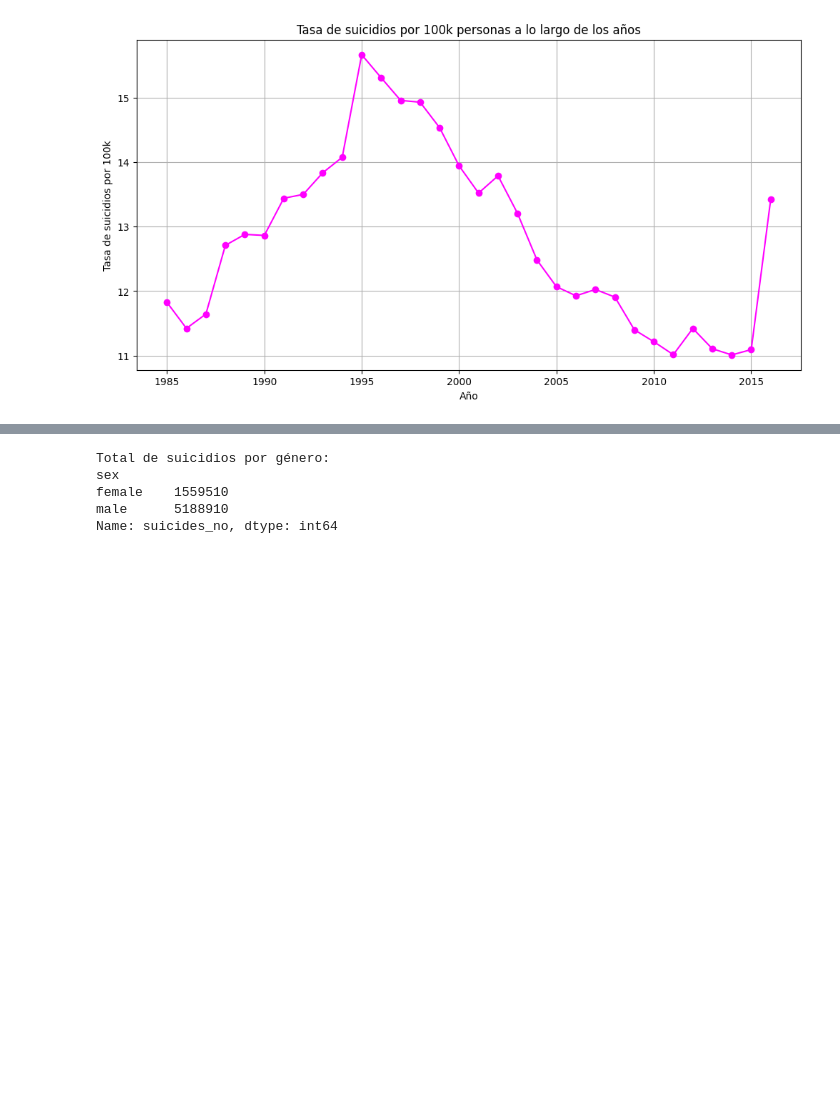
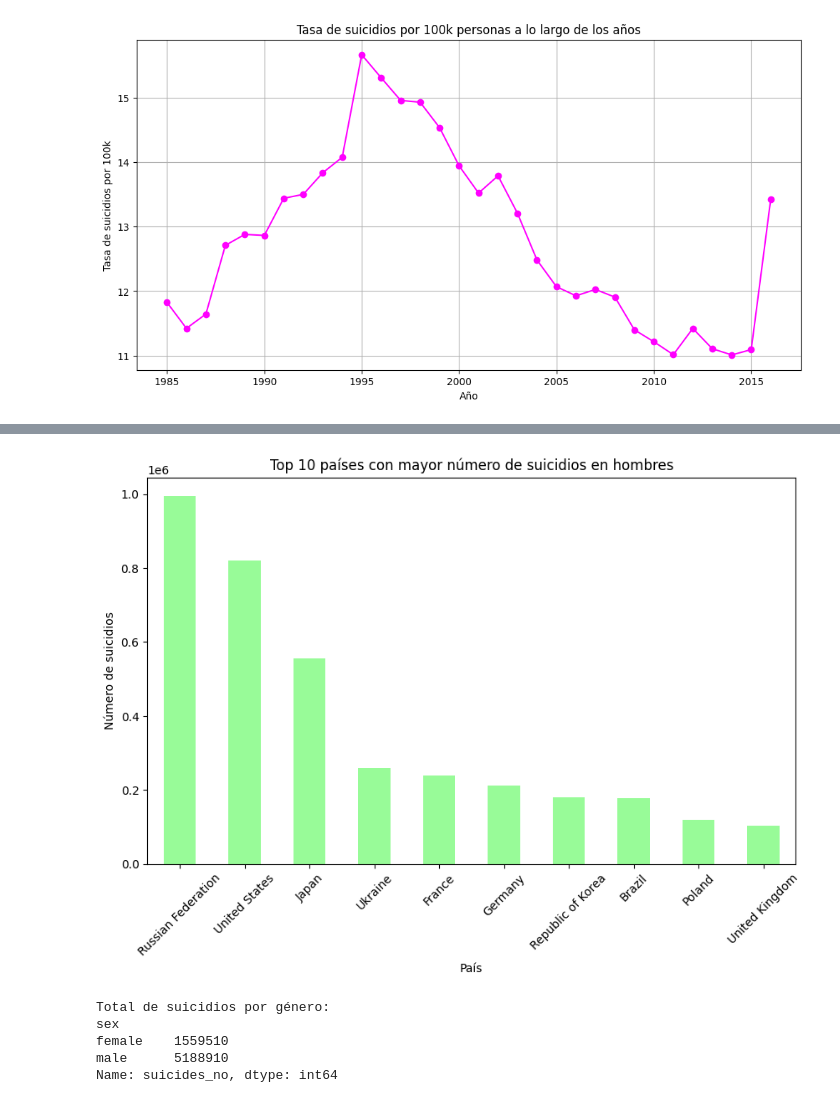
Before and after one commit to CarolinaPerez01/EDA, a Jupyter notebook: eda.ipynb, the cells around one changed output, grey strips where cells are left out. Saved outputs shown, nothing was run; the diff lists cells and outputs as text; code cells hidden in the pictures; blank space fills up the shorter version.

```diff
--- a/eda.ipynb
+++ b/eda.ipynb
@@ -257,3 +260,23 @@ plt.show()
+# %%
+# Filtrar los datos para incluir solo suicidios de mujeres
+data_female = tasa_suicidios[tasa_suicidios['sex'] == 'male']
+
+# Agrupar por país y sumar el número de suicidios
+suicides_by_country = data_female.groupby('country')['suicides_no'].sum()
+
+# Ordenar en orden descendente y seleccionar los 10 primeros países
+top_10_countries_female_suicides = suicides_by_country.sort_values(ascending=False).head(10)
+
+# Crear gráfico de barras
+plt.figure(figsize=(10, 6))
+top_10_countries_female_suicides.plot(kind='bar', color='palegreen')
+plt.title('Top 10 países con mayor número de suicidios en hombres')
+plt.xlabel('País')
+plt.ylabel('Número de suicidios')
+plt.xticks(rotation=45)
+plt.show()
+# %% [output]
+[figure, added]
 # %%
 suicidios_por_genero = tasa_suicidios.groupby('sex')['suicides_no'].sum()
 print("\nTotal de suicidios por género:")
```
Also changed, not shown: parts of 19 cells of this notebook, 1 other file.
